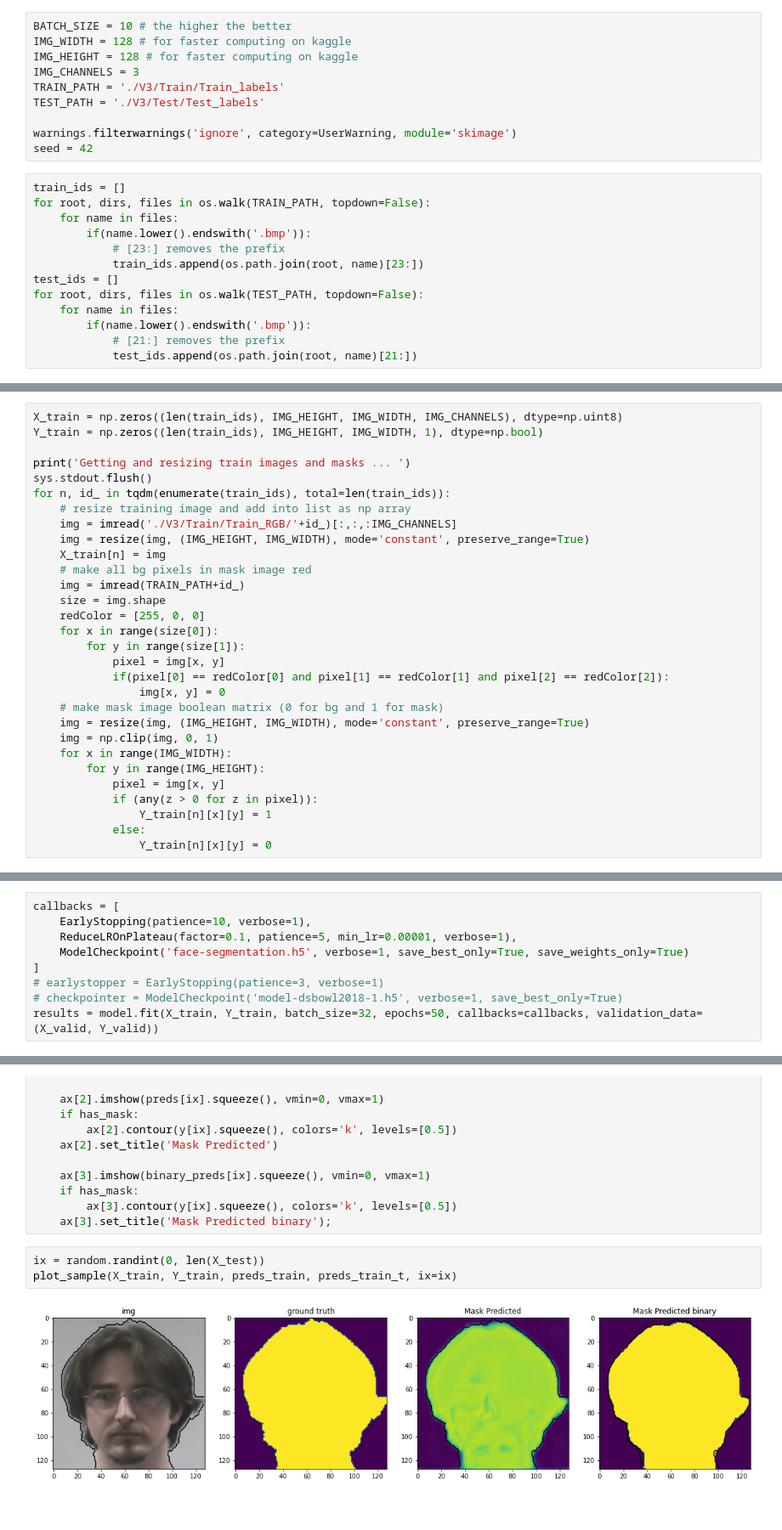
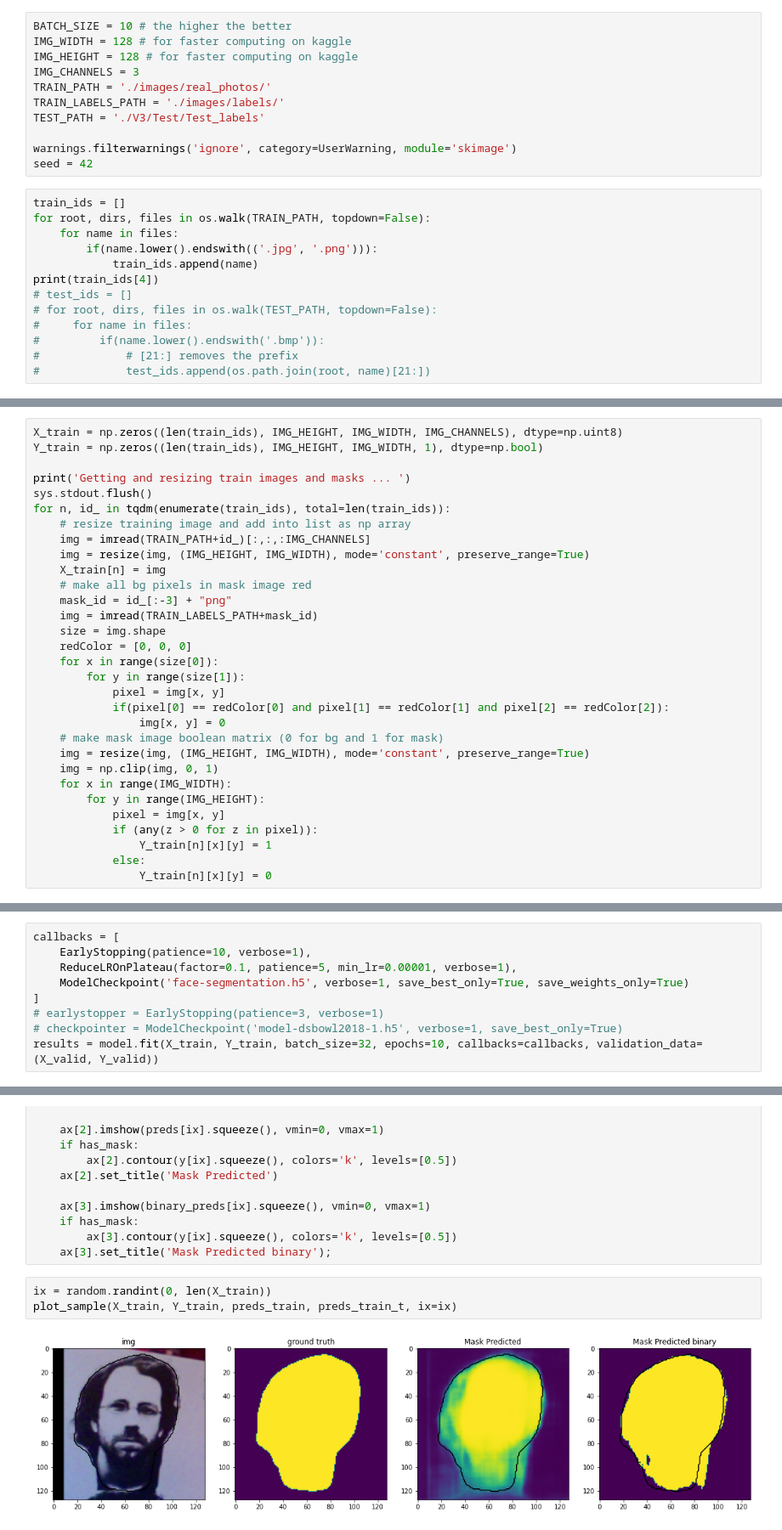
Before and after one commit to Team-SWANK/Face-Segmentation-Network, a Jupyter notebook: Face-Segmentation.ipynb, the cells around one changed output, grey strips where cells are left out. Shown at 85% size. Saved outputs shown, nothing was run; the diff lists cells and outputs as text.

Commit message:
model trained on new Mut1ny dataset

```diff
--- a/Face-Segmentation.ipynb
+++ b/Face-Segmentation.ipynb
@@ -35,7 +35,8 @@ BATCH_SIZE = 10 # the higher the better
 IMG_WIDTH = 128 # for faster computing on kaggle
 IMG_HEIGHT = 128 # for faster computing on kaggle
 IMG_CHANNELS = 3
-TRAIN_PATH = './V3/Train/Train_labels'
+TRAIN_PATH = './images/real_photos/'
+TRAIN_LABELS_PATH = './images/labels/'
 TEST_PATH = './V3/Test/Test_labels'
 
 warnings.filterwarnings('ignore', category=UserWarning, module='skimage')
@@ -44,12 +45,12 @@ seed = 42
 train_ids = []
 for root, dirs, files in os.walk(TRAIN_PATH, topdown=False):
     for name in files:
-        if(name.lower().endswith('.bmp')):
-            # [23:] removes the prefix
-            train_ids.append(os.path.join(root, name)[23:])
-test_ids = []
-for root, dirs, files in os.walk(TEST_PATH, topdown=False):
-    for name in files:
-        if(name.lower().endswith('.bmp')):
-            # [21:] removes the prefix
-            test_ids.append(os.path.join(root, name)[21:])
+        if(name.lower().endswith(('.jpg', '.png'))):
+            train_ids.append(name)
+print(train_ids[4])
+# test_ids = []
+# for root, dirs, files in os.walk(TEST_PATH, topdown=False):
+#     for name in files:
+#         if(name.lower().endswith('.bmp')):
+#             # [21:] removes the prefix
+#             test_ids.append(os.path.join(root, name)[21:])
@@ -61,13 +64,14 @@ print('Getting and resizing train images and masks ... ')
 sys.stdout.flush()
 for n, id_ in tqdm(enumerate(train_ids), total=len(train_ids)):
     # resize training image and add into list as np array
-    img = imread('./V3/Train/Train_RGB/'+id_)[:,:,:IMG_CHANNELS]
+    img = imread(TRAIN_PATH+id_)[:,:,:IMG_CHANNELS]
     img = resize(img, (IMG_HEIGHT, IMG_WIDTH), mode='constant', preserve_range=True)
     X_train[n] = img
     # make all bg pixels in mask image red
-    img = imread(TRAIN_PATH+id_)
+    mask_id = id_[:-3] + "png"
+    img = imread(TRAIN_LABELS_PATH+mask_id)
     size = img.shape
-    redColor = [255, 0, 0]
+    redColor = [0, 0, 0]
     for x in range(size[0]):
         for y in range(size[1]):
             pixel = img[x, y]
@@ -212,5 +216,5 @@ callbacks = [
 ]
 # earlystopper = EarlyStopping(patience=3, verbose=1)
 # checkpointer = ModelCheckpoint('model-dsbowl2018-1.h5', verbose=1, save_best_only=True)
-results = model.fit(X_train, Y_train, batch_size=32, epochs=50, callbacks=callbacks, validation_data=(X_valid, Y_valid))
+results = model.fit(X_train, Y_train, batch_size=32, epochs=10, callbacks=callbacks, validation_data=(X_valid, Y_valid))
 # %% [output]
@@ -299,10 +300,10 @@ def plot_sample(X, y, preds, binary_preds, ix=None):
         ax[3].contour(y[ix].squeeze(), colors='k', levels=[0.5])
     ax[3].set_title('Mask Predicted binary');
 # %%
-ix = random.randint(0, len(X_test))
+ix = random.randint(0, len(X_train))
 plot_sample(X_train, Y_train, preds_train, preds_train_t, ix=ix)
 # %% [output]
-[figure, old version]
+[figure, new version]
 # %%
 ix = random.randint(0, len(X_test))
 
```
Also changed, not shown: parts of 8 cells of this notebook, 1 other file.
